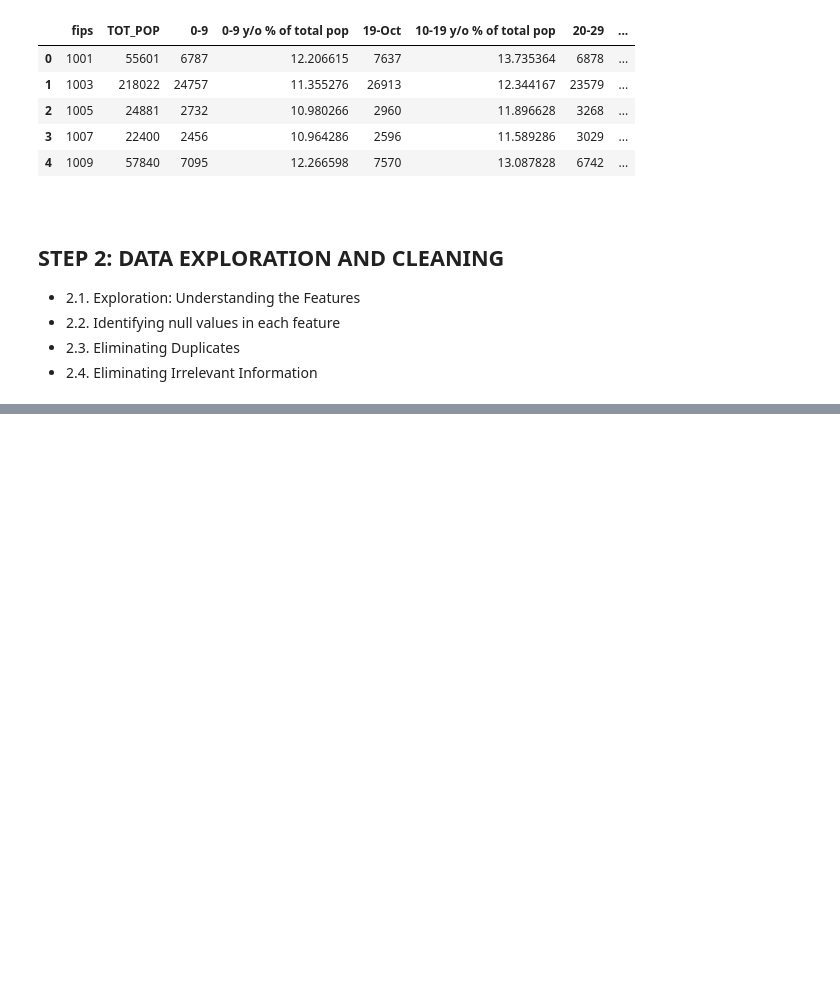
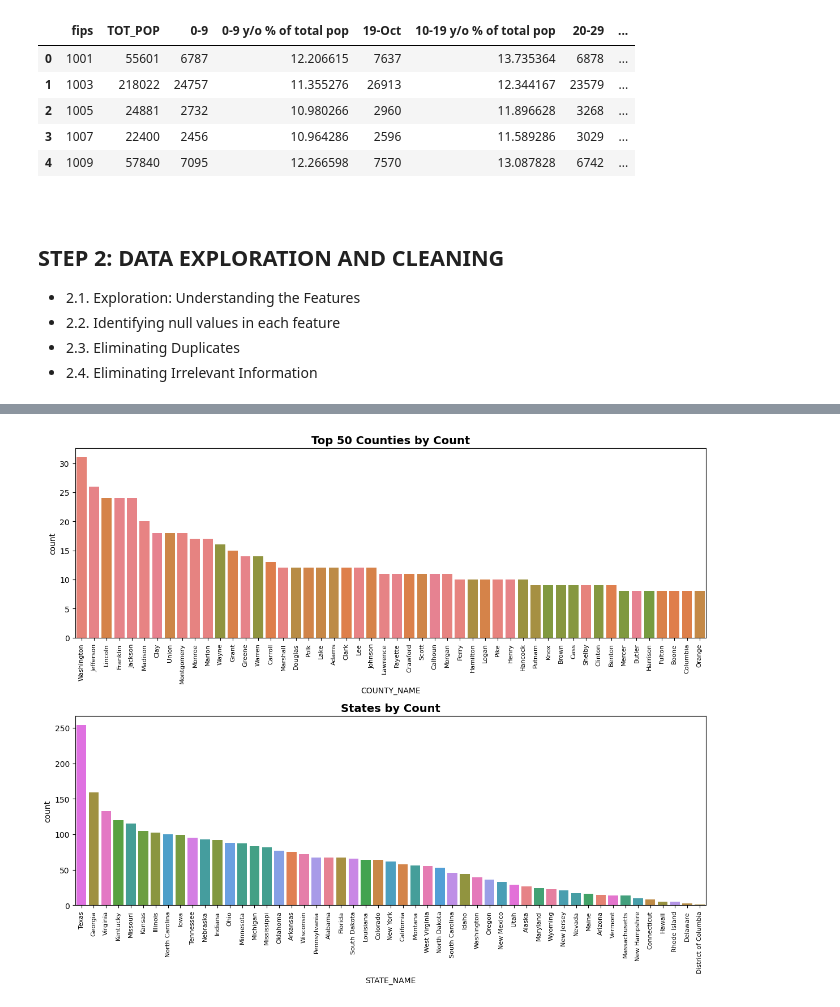
Before and after one commit to jenuzho/DEMOGRAPHIC-HEALTH-regularized-lineal-regression, a Jupyter notebook: src/explore.ipynb, the cells around one changed output, grey strips where cells are left out. Saved outputs shown, nothing was run; the diff lists cells and outputs as text; code cells hidden in the pictures; blank space fills up the shorter version.

```diff
--- a/src/explore.ipynb
+++ b/src/explore.ipynb
@@ -234,0 +558,19 @@ df.to_csv("../data/raw/medical_insurance_data.csv", index=False)
+# %%
+fig, ax = plt.subplots(2, 1, figsize=(12, 10))
+
+# Plot for 'COUNTY_NAME' - Top 50
+sns.countplot(ax=ax[0], data=df_categorical, x='COUNTY_NAME', order=df_categorical['COUNTY_NAME'].value_counts().index[:50], hue='COUNTY_NAME')
+ax[0].set_title("Top 50 Counties by Count", fontsize=14, fontweight='bold')
+
+# Plot for 'STATE_NAME'
+sns.countplot(ax=ax[1], data=df_categorical, x='STATE_NAME', order=df_categorical['STATE_NAME'].value_counts().index, hue='STATE_NAME')
+ax[1].set_title("States by Count", fontsize=14, fontweight='bold')
+
+
+for a in ax:
+    a.tick_params(axis='x', labelrotation=90, labelsize=8)
+
+plt.tight_layout()
+plt.show()
+# %% [output]
+[figure, added]
```
Also changed, not shown: parts of 27 cells of this notebook.
